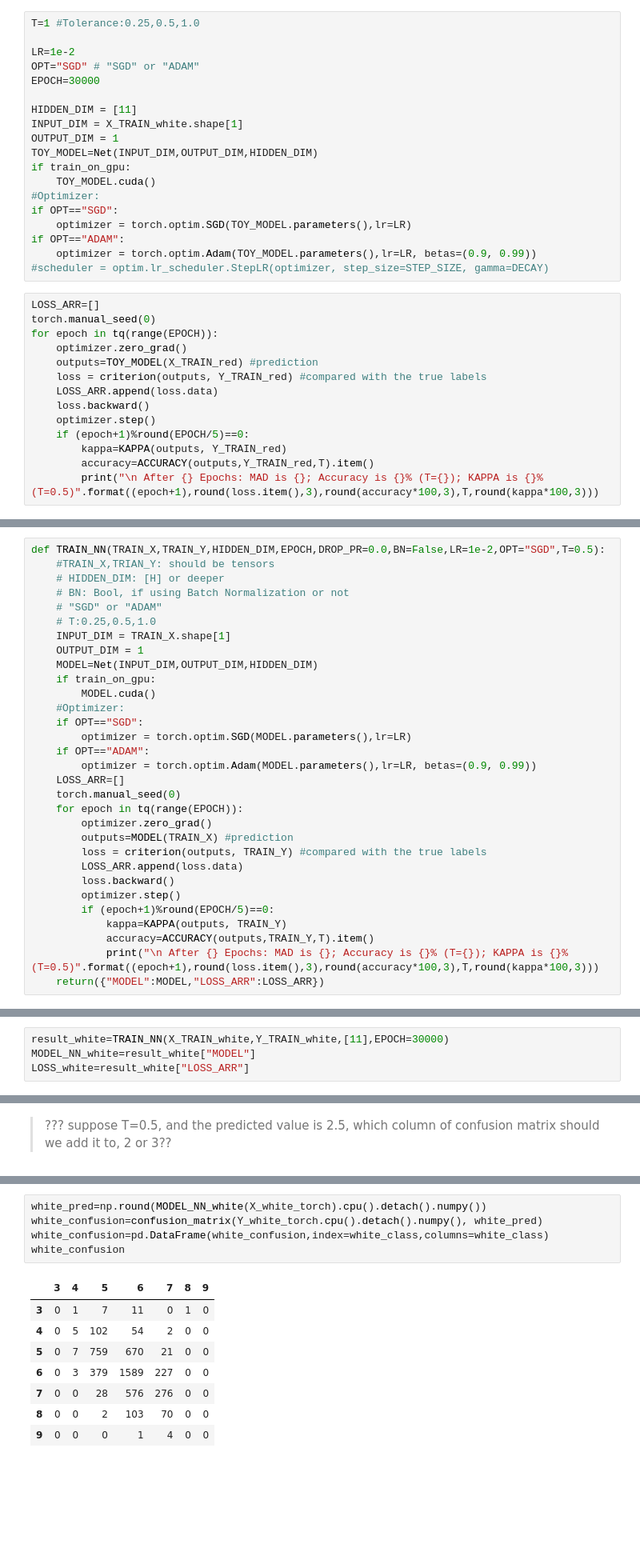
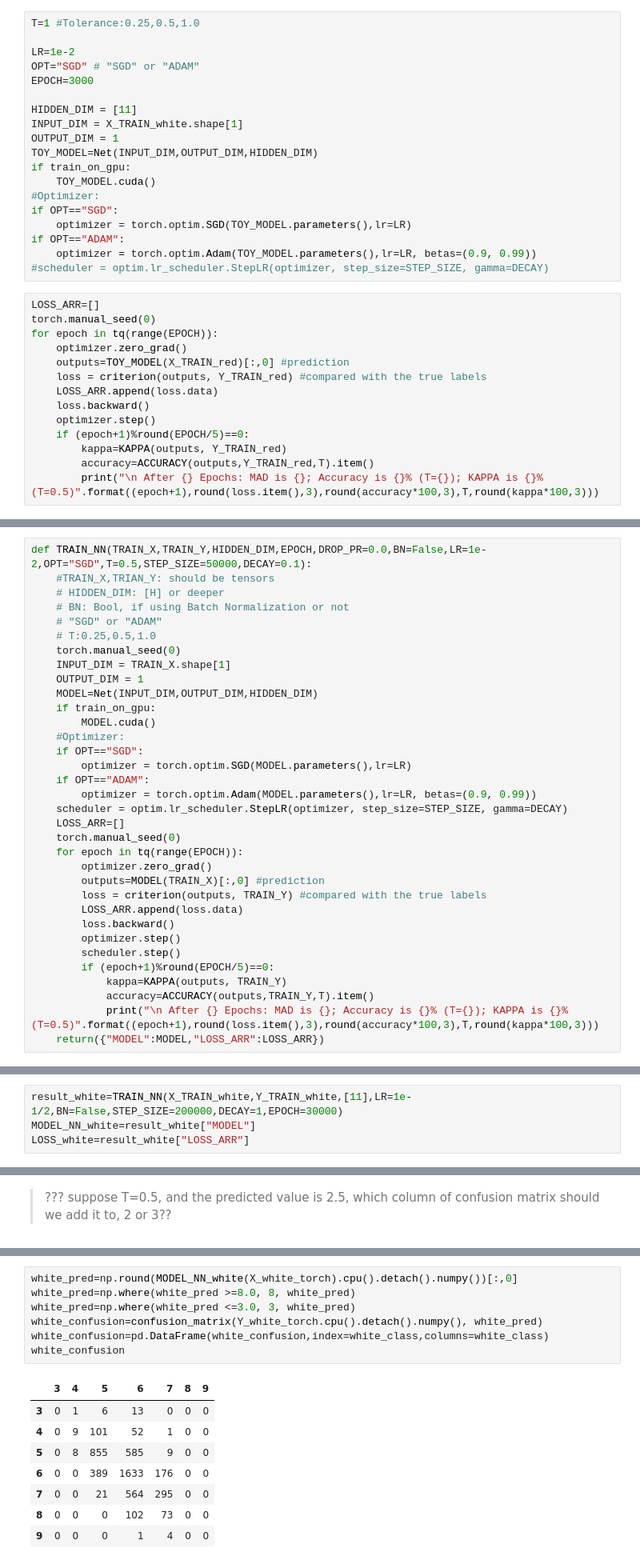
Before and after one commit to JMGilbert/STAT4241-Final-Project, a Jupyter notebook: 5241NN.ipynb, the cells around one changed output, grey strips where cells are left out. Shown at 80% size. Drawn from its saved outputs; the diff is of its cells as text; blank space fills up the shorter version.

```diff
--- a/5241NN.ipynb
+++ b/5241NN.ipynb
@@ -169,7 +174,7 @@ T=1 #Tolerance:0.25,0.5,1.0
 
 LR=1e-2
 OPT="SGD" # "SGD" or "ADAM"
-EPOCH=30000
+EPOCH=3000
 
 HIDDEN_DIM = [11]
 INPUT_DIM = X_TRAIN_white.shape[1]
@@ -188,7 +193,7 @@ LOSS_ARR=[]
 torch.manual_seed(0)
 for epoch in tq(range(EPOCH)):
     optimizer.zero_grad()
-    outputs=TOY_MODEL(X_TRAIN_red) #prediction
+    outputs=TOY_MODEL(X_TRAIN_red)[:,0] #prediction
     loss = criterion(outputs, Y_TRAIN_red) #compared with the true labels
     LOSS_ARR.append(loss.data)
     loss.backward()
@@ -231,12 +236,13 @@ Test KAPPA is 29.517% (T=0.5);
 # %% [markdown]
 ## Wrap it up
 # %%
-def TRAIN_NN(TRAIN_X,TRAIN_Y,HIDDEN_DIM,EPOCH,DROP_PR=0.0,BN=False,LR=1e-2,OPT="SGD",T=0.5):
+def TRAIN_NN(TRAIN_X,TRAIN_Y,HIDDEN_DIM,EPOCH,DROP_PR=0.0,BN=False,LR=1e-2,OPT="SGD",T=0.5,STEP_SIZE=50000,DECAY=0.1):
     #TRAIN_X,TRIAN_Y: should be tensors
     # HIDDEN_DIM: [H] or deeper
     # BN: Bool, if using Batch Normalization or not
     # "SGD" or "ADAM"
     # T:0.25,0.5,1.0
+    torch.manual_seed(0)
     INPUT_DIM = TRAIN_X.shape[1]
     OUTPUT_DIM = 1
     MODEL=Net(INPUT_DIM,OUTPUT_DIM,HIDDEN_DIM)
@@ -247,15 +253,17 @@ def TRAIN_NN(TRAIN_X,TRAIN_Y,HIDDEN_DIM,EPOCH,DROP_PR=0.0,BN=False,LR=1e-2,OPT="
         optimizer = torch.optim.SGD(MODEL.parameters(),lr=LR)
     if OPT=="ADAM":
         optimizer = torch.optim.Adam(MODEL.parameters(),lr=LR, betas=(0.9, 0.99))
+    scheduler = optim.lr_scheduler.StepLR(optimizer, step_size=STEP_SIZE, gamma=DECAY)
     LOSS_ARR=[]
     torch.manual_seed(0)
     for epoch in tq(range(EPOCH)):
         optimizer.zero_grad()
-        outputs=MODEL(TRAIN_X) #prediction
+        outputs=MODEL(TRAIN_X)[:,0] #prediction
         loss = criterion(outputs, TRAIN_Y) #compared with the true labels
         LOSS_ARR.append(loss.data)
         loss.backward()
         optimizer.step()
+        scheduler.step()
         if (epoch+1)%round(EPOCH/5)==0:
             kappa=KAPPA(outputs, TRAIN_Y)
             accuracy=ACCURACY(outputs,TRAIN_Y,T).item()
@@ -274,7 +282,7 @@ def TEST_NN(MODEL,TEST_X,TEST_Y,T_list=[0.25,0.5,1]):
 # %% [markdown]
 ### White wine
 # %%
-result_white=TRAIN_NN(X_TRAIN_white,Y_TRAIN_white,[11],EPOCH=30000)
+result_white=TRAIN_NN(X_TRAIN_white,Y_TRAIN_white,[11],LR=1e-1/2,BN=False,STEP_SIZE=200000,DECAY=1,EPOCH=30000)
 MODEL_NN_white=result_white["MODEL"]
 LOSS_white=result_white["LOSS_ARR"]
 # %% [output]
@@ -450,18 +462,20 @@ red_confusion
 | 7 | 0 | 0 | 8 | 135 | 56 | 0 |
 | 8 | 0 | 0 | 0 | 10 | 8 | 0 |
 # %%
-white_pred=np.round(MODEL_NN_white(X_white_torch).cpu().detach().numpy())
+white_pred=np.round(MODEL_NN_white(X_white_torch).cpu().detach().numpy())[:,0]
+white_pred=np.where(white_pred >=8.0, 8, white_pred)
+white_pred=np.where(white_pred <=3.0, 3, white_pred)
 white_confusion=confusion_matrix(Y_white_torch.cpu().detach().numpy(), white_pred)
 white_confusion=pd.DataFrame(white_confusion,index=white_class,columns=white_class)
 white_confusion
 # %% [output]
 |  | 3 | 4 | 5 | 6 | 7 | 8 | 9 |
-| 3 | 0 | 1 | 7 | 11 | 0 | 1 | 0 |
-| 4 | 0 | 5 | 102 | 54 | 2 | 0 | 0 |
-| 5 | 0 | 7 | 759 | 670 | 21 | 0 | 0 |
-| 6 | 0 | 3 | 379 | 1589 | 227 | 0 | 0 |
-| 7 | 0 | 0 | 28 | 576 | 276 | 0 | 0 |
-| 8 | 0 | 0 | 2 | 103 | 70 | 0 | 0 |
+| 3 | 0 | 1 | 6 | 13 | 0 | 0 | 0 |
+| 4 | 0 | 9 | 101 | 52 | 1 | 0 | 0 |
+| 5 | 0 | 8 | 855 | 585 | 9 | 0 | 0 |
+| 6 | 0 | 0 | 389 | 1633 | 176 | 0 | 0 |
+| 7 | 0 | 0 | 21 | 564 | 295 | 0 | 0 |
+| 8 | 0 | 0 | 0 | 102 | 73 | 0 | 0 |
 | 9 | 0 | 0 | 0 | 1 | 4 | 0 | 0 |
 # %% [markdown]
 using the test data
```
Also changed, not shown: parts of 57 cells of this notebook.
